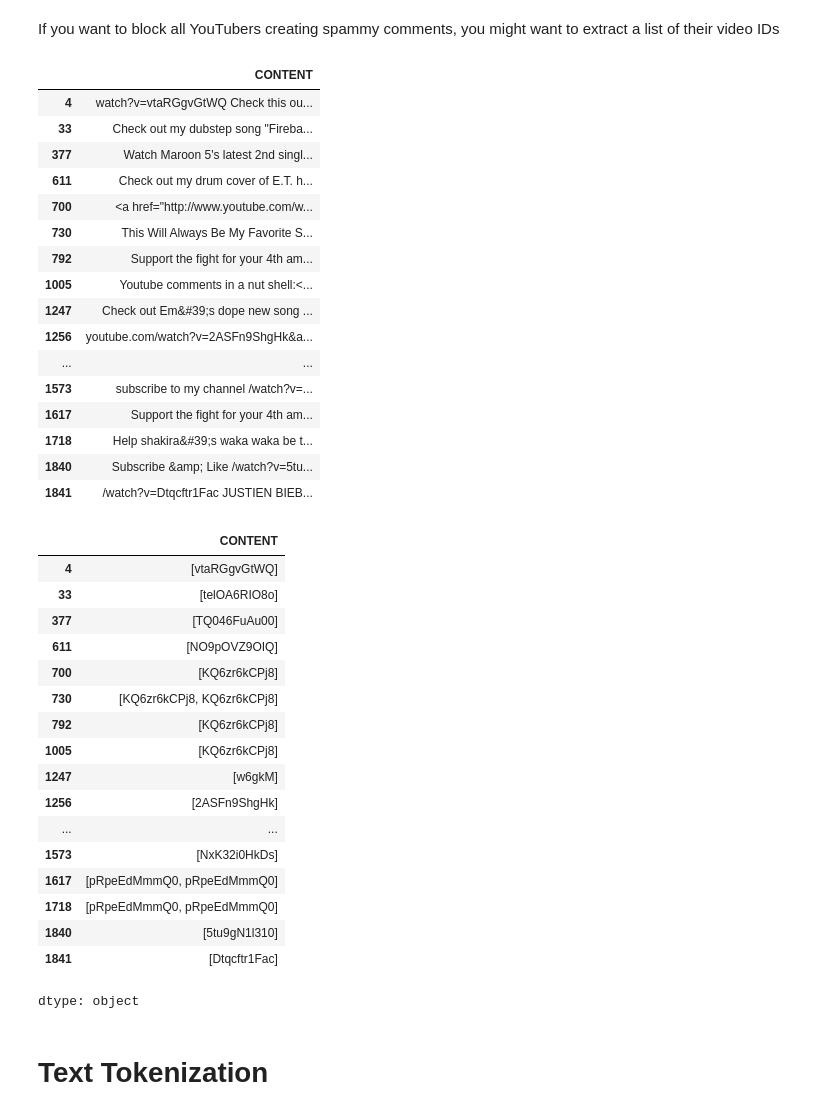
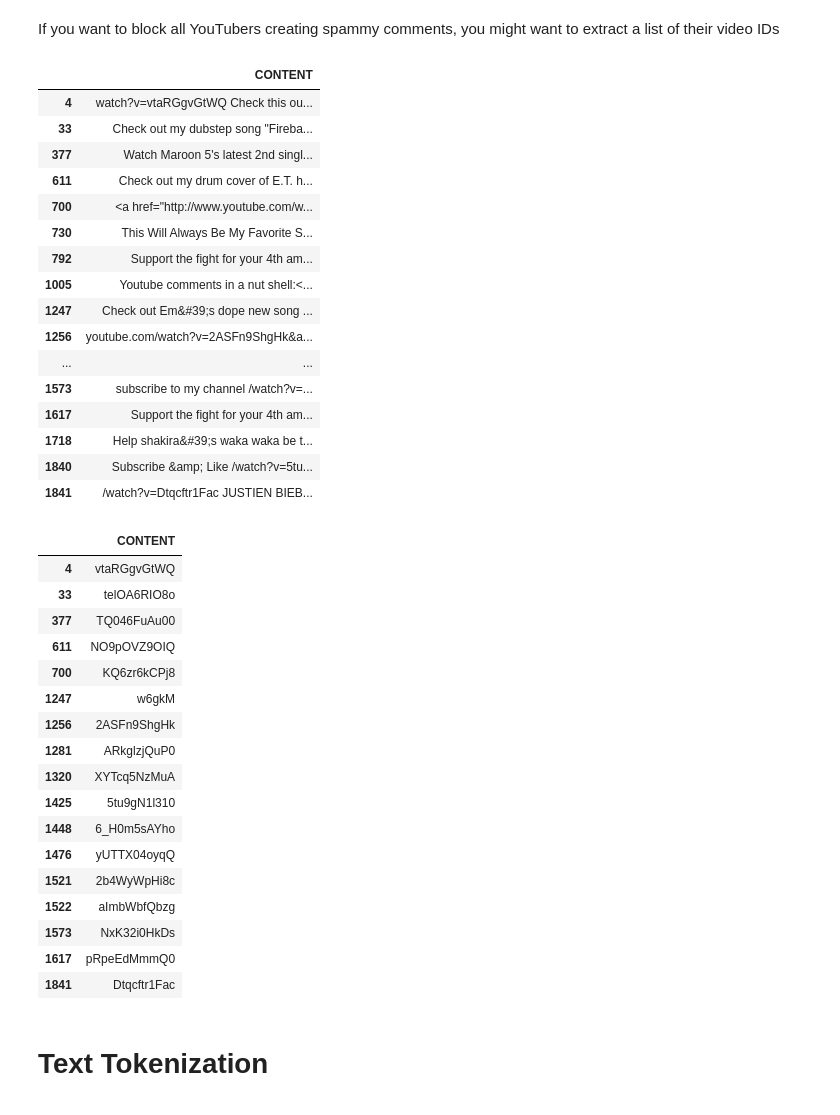
Before and after one commit to elhamod/BA820, a Jupyter notebook: Text_Mining/Text_Analysis_Basics.ipynb, the cells around one changed output. Cells and saved outputs as stored; diff of their text form; code cells hidden in the pictures.

```diff
--- a/Text_Mining/Text_Analysis_Basics.ipynb
+++ b/Text_Mining/Text_Analysis_Basics.ipynb
@@ -147,45 +145,49 @@ If you want to block all YouTubers creating spammy comments, you might want to e
 # %%
 text_df_modified = text_df[text_df["CONTENT"].str.contains(r'watch\?v\=', regex=True)]  # list of spammy comments with YouTube video ids
 text_df_videos = text_df_modified["CONTENT"].str.findall(r"watch\?v=(\w+)")  # list of video IDs
 
+# concatenate all the lists in text_df_videos and drop duplicates
+text_df_videos = pd.DataFrame(text_df_videos.explode())
+text_df_videos = text_df_videos.drop_duplicates()
+
 display(text_df_modified)
 display(text_df_videos)
 # %% [output]
 |  | CONTENT |
 | 4 | watch?v=vtaRGgvGtWQ Check this ou... |
 | 33 | Check out my dubstep song "Fireba... |
 | 377 | Watch Maroon 5's latest 2nd singl... |
 | 611 | Check out my drum cover of E.T. h... |
 | 700 | <a href="http://www.youtube.com/w... |
 | 730 | This Will Always Be My Favorite S... |
 | 792 | Support the fight for your 4th am... |
 | 1005 | Youtube comments in a nut shell:<... |
 | 1247 | Check out Em&#39;s dope new song ... |
 | 1256 | youtube.com/watch?v=2ASFn9ShgHk&a... |
 | ... | ... |
 | 1573 | subscribe to my channel /watch?v=... |
 | 1617 | Support the fight for your 4th am... |
 | 1718 | Help shakira&#39;s waka waka be t... |
 | 1840 | Subscribe &amp; Like /watch?v=5tu... |
 | 1841 | /watch?v=Dtqcftr1Fac JUSTIEN BIEB... |
 |  | CONTENT |
-| 4 | [vtaRGgvGtWQ] |
-| 33 | [telOA6RIO8o] |
-| 377 | [TQ046FuAu00] |
-| 611 | [NO9pOVZ9OIQ] |
-| 700 | [KQ6zr6kCPj8] |
-| 730 | [KQ6zr6kCPj8, KQ6zr6kCPj8] |
-| 792 | [KQ6zr6kCPj8] |
-| 1005 | [KQ6zr6kCPj8] |
-| 1247 | [w6gkM] |
-| 1256 | [2ASFn9ShgHk] |
-| ... | ... |
-| 1573 | [NxK32i0HkDs] |
-| 1617 | [pRpeEdMmmQ0, pRpeEdMmmQ0] |
-| 1718 | [pRpeEdMmmQ0, pRpeEdMmmQ0] |
-| 1840 | [5tu9gN1l310] |
-| 1841 | [Dtqcftr1Fac] |
+| 4 | vtaRGgvGtWQ |
+| 33 | telOA6RIO8o |
+| 377 | TQ046FuAu00 |
+| 611 | NO9pOVZ9OIQ |
+| 700 | KQ6zr6kCPj8 |
+| 1247 | w6gkM |
+| 1256 | 2ASFn9ShgHk |
+| 1281 | ARkglzjQuP0 |
+| 1320 | XYTcq5NzMuA |
+| 1425 | 5tu9gN1l310 |
+| 1448 | 6_H0m5sAYho |
+| 1476 | yUTTX04oyqQ |
+| 1521 | 2b4WyWpHi8c |
+| 1522 | aImbWbfQbzg |
+| 1573 | NxK32i0HkDs |
+| 1617 | pRpeEdMmmQ0 |
+| 1841 | Dtqcftr1Fac |
-dtype: object
 # %% [markdown]
 # Text Tokenization
 # %% [markdown]
```
Also changed, not shown: parts of 14 cells of this notebook.
